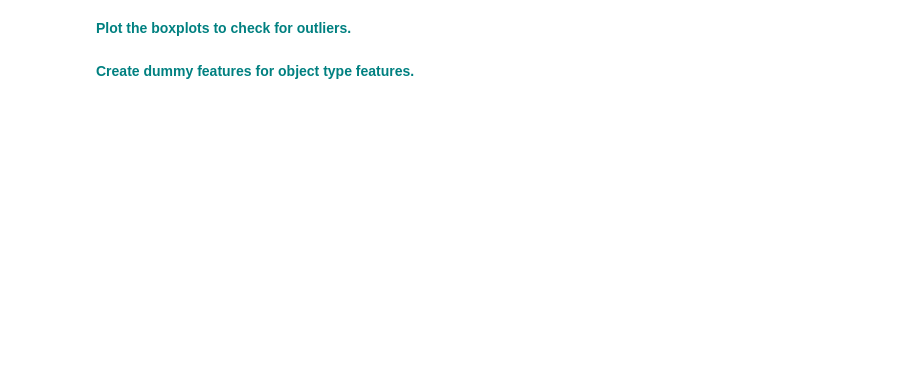
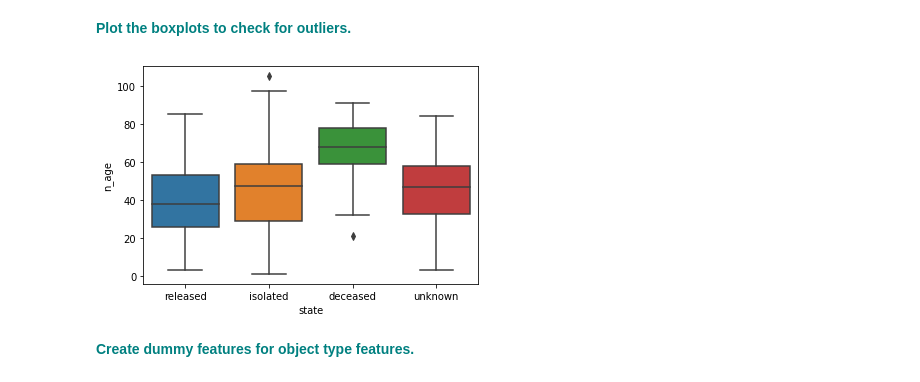
Before and after one commit to yepterence/Springboard-case-studies, a Jupyter notebook: RandomForest_Covid_Case_Study_06302020/RandomForest_casestudy_covid19.ipynb, the cells around one changed output. Saved outputs shown, nothing was run; the diff lists cells and outputs as text; code cells hidden in the pictures; blank space fills up the shorter version.

```diff
--- a/RandomForest_Covid_Case_Study_06302020/RandomForest_casestudy_covid19.ipynb
+++ b/RandomForest_Covid_Case_Study_06302020/RandomForest_casestudy_covid19.ipynb
@@ -368,4 +395,9 @@ vn
 # %% [markdown]
 **<font color='teal'> Plot the boxplots to check for outliers. </font>**
+# %%
+_ = sns.boxplot(data=df,x='state',y='n_age')
+plt.show()
+# %% [output]
+[figure, added]
 # %% [markdown]
 **<font color='teal'> Create dummy features for object type features. </font>**
```
Also changed, not shown: parts of 16 cells of this notebook.
